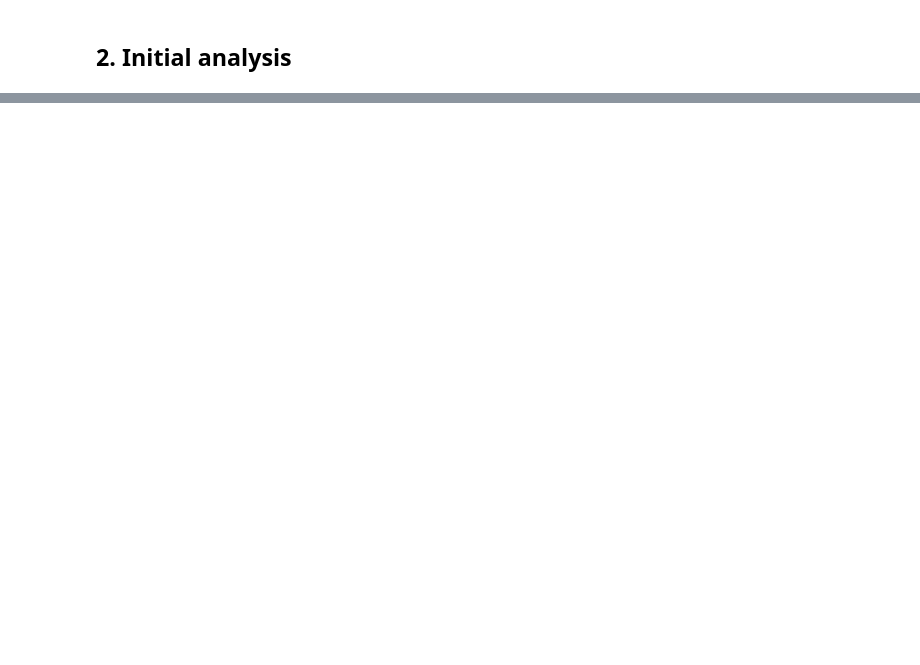
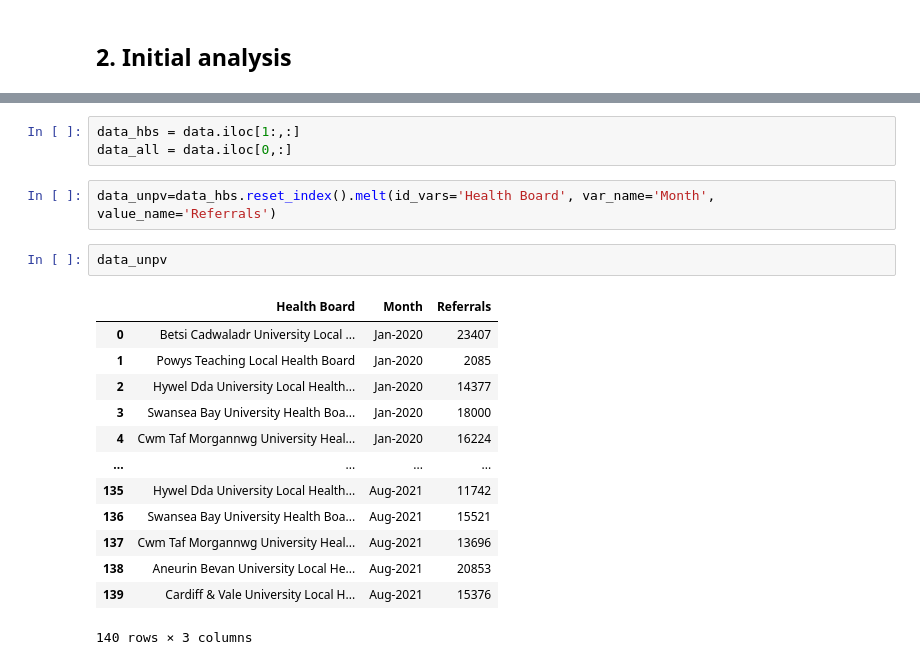
Before and after one commit to EIncze/PythonTutorial, a Jupyter notebook: 02Dataframes.ipynb, the cells around one changed output, grey strips where cells are left out. Drawn from its saved outputs; the diff is of its cells as text; blank space fills up the shorter version.

```diff
--- a/02Dataframes.ipynb
+++ b/02Dataframes.ipynb
@@ -143,0 +184,21 @@ memory usage: 1.7+ KB
+# %%
+data_hbs = data.iloc[1:,:]
+data_all = data.iloc[0,:]
+# %%
+data_unpv=data_hbs.reset_index().melt(id_vars='Health Board', var_name='Month', value_name='Referrals')
+# %%
+data_unpv
+# %% [output]
+|  | Health Board | Month | Referrals |
+| 0 | Betsi Cadwaladr University Local ... | Jan-2020 | 23407 |
+| 1 | Powys Teaching Local Health Board | Jan-2020 | 2085 |
+| 2 | Hywel Dda University Local Health... | Jan-2020 | 14377 |
+| 3 | Swansea Bay University Health Boa... | Jan-2020 | 18000 |
+| 4 | Cwm Taf Morgannwg University Heal... | Jan-2020 | 16224 |
+| ... | ... | ... | ... |
+| 135 | Hywel Dda University Local Health... | Aug-2021 | 11742 |
+| 136 | Swansea Bay University Health Boa... | Aug-2021 | 15521 |
+| 137 | Cwm Taf Morgannwg University Heal... | Aug-2021 | 13696 |
+| 138 | Aneurin Bevan University Local He... | Aug-2021 | 20853 |
+| 139 | Cardiff & Vale University Local H... | Aug-2021 | 15376 |
+140 rows × 3 columns
```
Also changed, not shown: parts of 14 cells of this notebook.
